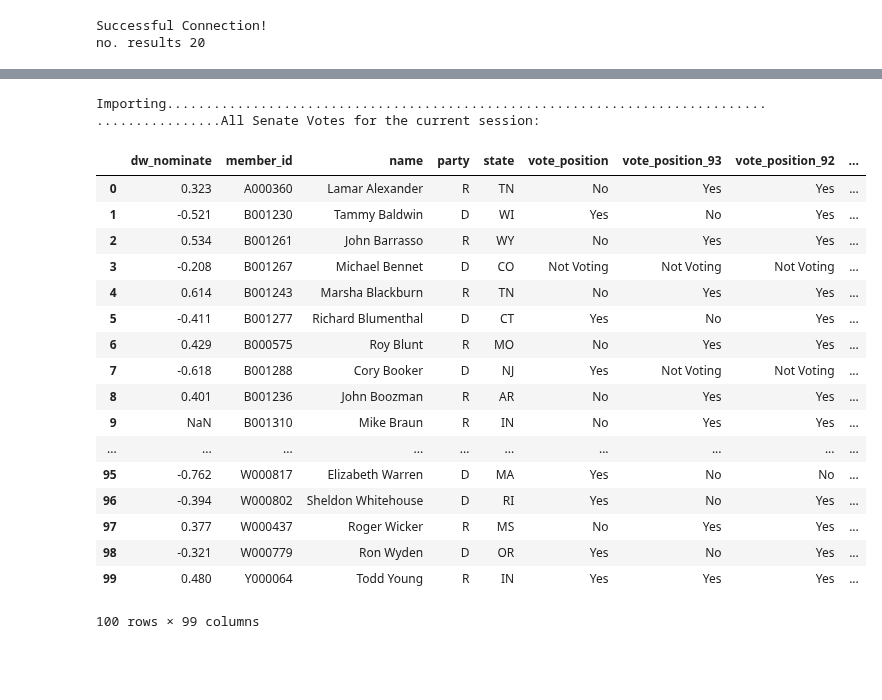
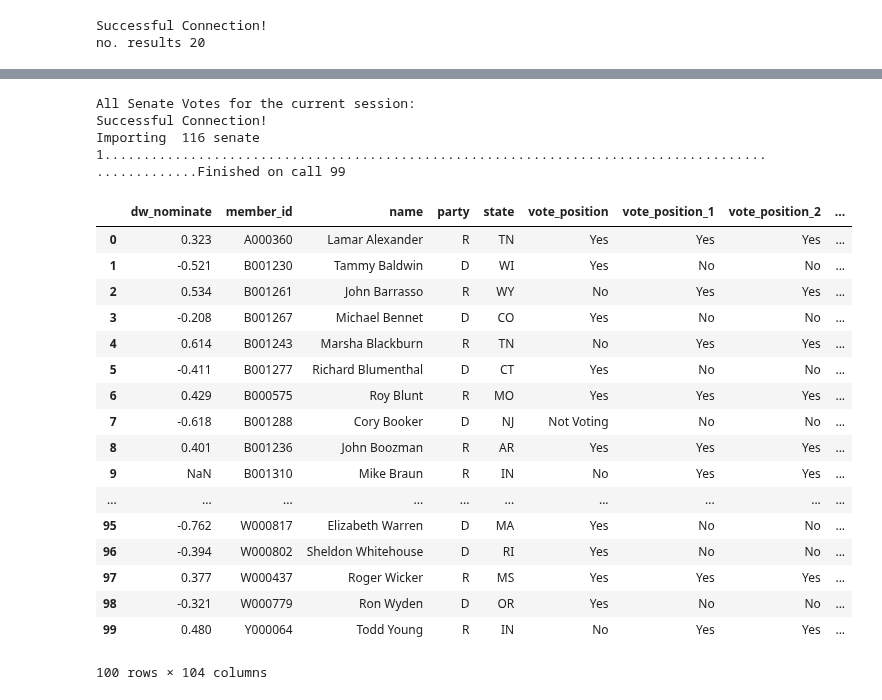
Before and after one commit to Nhorning/Congressional_Survival, a Jupyter notebook: Data Wrangling.ipynb, the cells around one changed output, grey strips where cells are left out. Cells and saved outputs as stored; diff of their text form; code cells hidden in the pictures; blank space fills up the shorter version.

Commit message:
created function to import all role call votes for a given session

```diff
--- a/Data Wrangling.ipynb
+++ b/Data Wrangling.ipynb
@@ -103,8 +103,8 @@ Veronica Escobar: D
 # %%
 #import test rollcal vote for the senate
 recent_endpoint = '/senate/votes/recent.json'
-senate_vote_recent = API_Request(vote_endpoint)
-print('no. results', senate_vote_test['results']['num_results'])
+senate_vote_recent = API_Request(recent_endpoint)
+print('no. results', senate_vote_recent['results']['num_results'])
 # %% [output]
 Successful Connection!
 no. results 20
@@ -190,35 +190,54 @@ latest_vote_positions_df
 100 rows × 6 columns
 # %%
 #Yeah, that's right! That's vote data!
-#let's add some more:
-print('Importing', end='')
-for call in range(roll_call-1,0,-1):
-    call_endpoint = '/'+str(congress)+'/'+chamber.lower()+'/sessions/'+str(session)+'/votes/'+str(call)+'.json'
-    call_response = API_Request(call_endpoint, verbose=False)
-    call_vote = call_response['results']['votes']['vote']
-    call_position = pd.DataFrame(call_vote['positions'])
-    latest_vote_positions_df = pd.merge(latest_vote_positions_df, call_position[['member_id','vote_position']], on='member_id', suffixes=('','_'+str(call)))
-    print('.', end='')
+#let's create a function that will import a given congressional session
+def import_session(congress, chamber, session):
+
+    call_endpoint_head = '/'+str(congress)+'/'+chamber.lower()+'/sessions/'+str(session)+'/votes/'
+    call = 1
+    call_endpoint = call_endpoint_head+str(call)+'.json'
+    call_response = API_Request(call_endpoint)
+    status = call_response['status']
+    print('Importing ',congress,chamber,session, end='')
+    df = pd.DataFrame(vote['positions'])
+    while status == 'OK':
+        call_endpoint = call_endpoint_head+str(call)+'.json'
+        call_response = API_Request(call_endpoint, verbose=False)
+        status == call_response['status']
+        try:
+            call_vote = call_response['results']['votes']['vote']
+            call_position = pd.DataFrame(call_vote['positions'])
+            #merge needs to change, it is apparently removing senators.
+            df = pd.merge(df, call_position[['member_id','vote_position']], on='member_id', suffixes=('','_'+str(call)))
+            call += 1
+            print('.', end='')
+        except:
+            print('Finished on call', call)
+            break
+    return df
 
 print('All Senate Votes for the current session:')
-latest_vote_positions_df
+latest_senate_1_df = import_session(116, 'senate', 1)
+latest_senate_1_df
 # %% [output]
-Importing.............................................................................................All Senate Votes for the current session:
+All Senate Votes for the current session:
+Successful Connection!
+Importing  116 senate 1..................................................................................................Finished on call 99
-|  | dw_nominate | member_id | name | party | state | vote_position | vote_position_93 | vote_position_92 | ... |
-| 0 | 0.323 | A000360 | Lamar Alexander | R | TN | No | Yes | Yes | ... |
-| 1 | -0.521 | B001230 | Tammy Baldwin | D | WI | Yes | No | Yes | ... |
+|  | dw_nominate | member_id | name | party | state | vote_position | vote_position_1 | vote_position_2 | ... |
+| 0 | 0.323 | A000360 | Lamar Alexander | R | TN | Yes | Yes | Yes | ... |
+| 1 | -0.521 | B001230 | Tammy Baldwin | D | WI | Yes | No | No | ... |
 | 2 | 0.534 | B001261 | John Barrasso | R | WY | No | Yes | Yes | ... |
-| 3 | -0.208 | B001267 | Michael Bennet | D | CO | Not Voting | Not Voting | Not Voting | ... |
+| 3 | -0.208 | B001267 | Michael Bennet | D | CO | Yes | No | No | ... |
 | 4 | 0.614 | B001243 | Marsha Blackburn | R | TN | No | Yes | Yes | ... |
-| 5 | -0.411 | B001277 | Richard Blumenthal | D | CT | Yes | No | Yes | ... |
-| 6 | 0.429 | B000575 | Roy Blunt | R | MO | No | Yes | Yes | ... |
-| 7 | -0.618 | B001288 | Cory Booker | D | NJ | Yes | Not Voting | Not Voting | ... |
-| 8 | 0.401 | B001236 | John Boozman | R | AR | No | Yes | Yes | ... |
+| 5 | -0.411 | B001277 | Richard Blumenthal | D | CT | Yes | No | No | ... |
+| 6 | 0.429 | B000575 | Roy Blunt | R | MO | Yes | Yes | Yes | ... |
+| 7 | -0.618 | B001288 | Cory Booker | D | NJ | Not Voting | No | No | ... |
+| 8 | 0.401 | B001236 | John Boozman | R | AR | Yes | Yes | Yes | ... |
 | 9 | NaN | B001310 | Mike Braun | R | IN | No | Yes | Yes | ... |
 | ... | ... | ... | ... | ... | ... | ... | ... | ... | ... |
 | 95 | -0.762 | W000817 | Elizabeth Warren | D | MA | Yes | No | No | ... |
-| 96 | -0.394 | W000802 | Sheldon Whitehouse | D | RI | Yes | No | Yes | ... |
-| 97 | 0.377 | W000437 | Roger Wicker | R | MS | No | Yes | Yes | ... |
-| 98 | -0.321 | W000779 | Ron Wyden | D | OR | Yes | No | Yes | ... |
-| 99 | 0.480 | Y000064 | Todd Young | R | IN | Yes | Yes | Yes | ... |
+| 96 | -0.394 | W000802 | Sheldon Whitehouse | D | RI | Yes | No | No | ... |
+| 97 | 0.377 | W000437 | Roger Wicker | R | MS | Yes | Yes | Yes | ... |
+| 98 | -0.321 | W000779 | Ron Wyden | D | OR | Yes | No | No | ... |
+| 99 | 0.480 | Y000064 | Todd Young | R | IN | No | Yes | Yes | ... |
-100 rows × 99 columns
+100 rows × 104 columns
```
Also changed, not shown: parts of 9 cells of this notebook.
